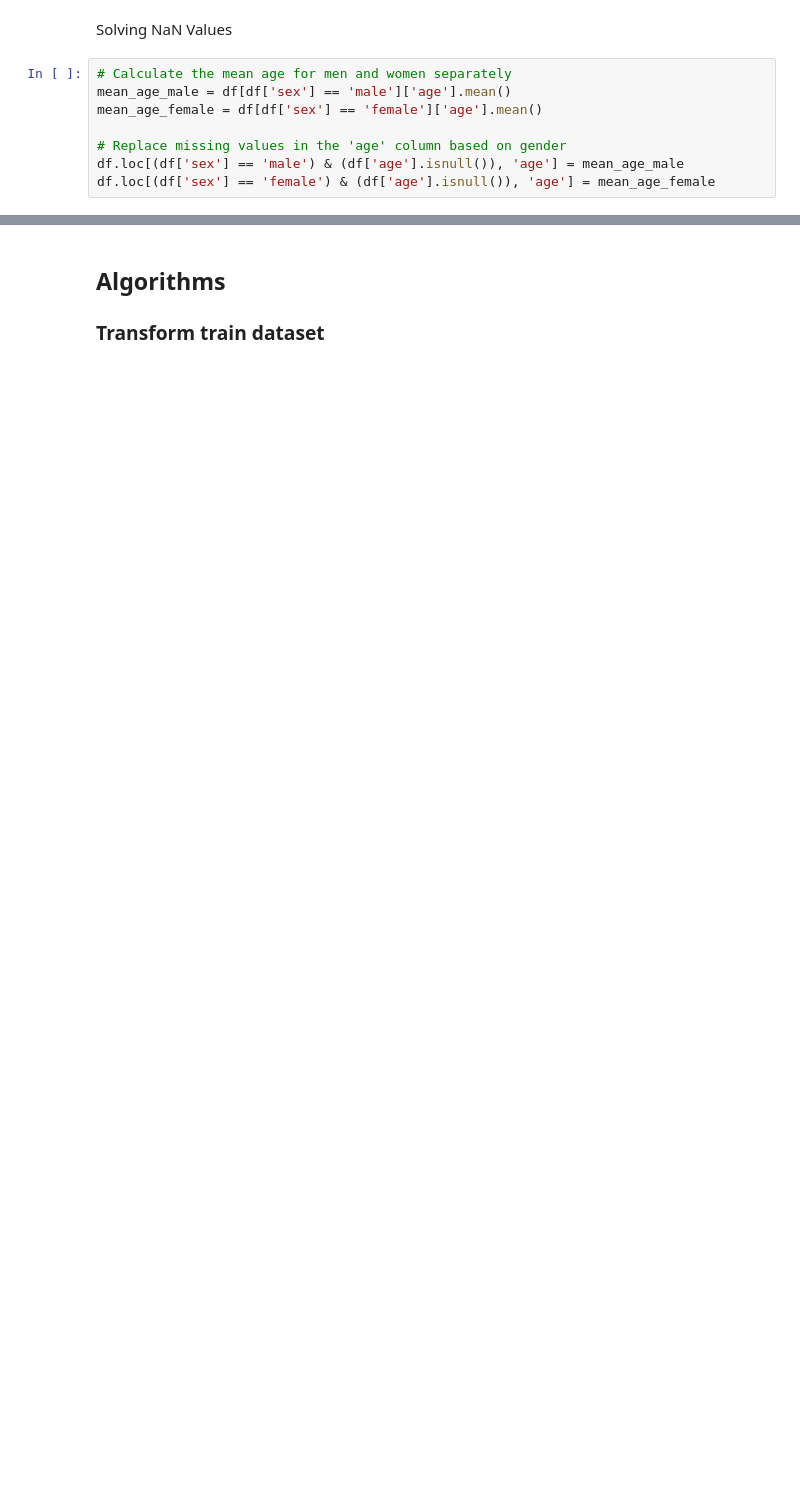
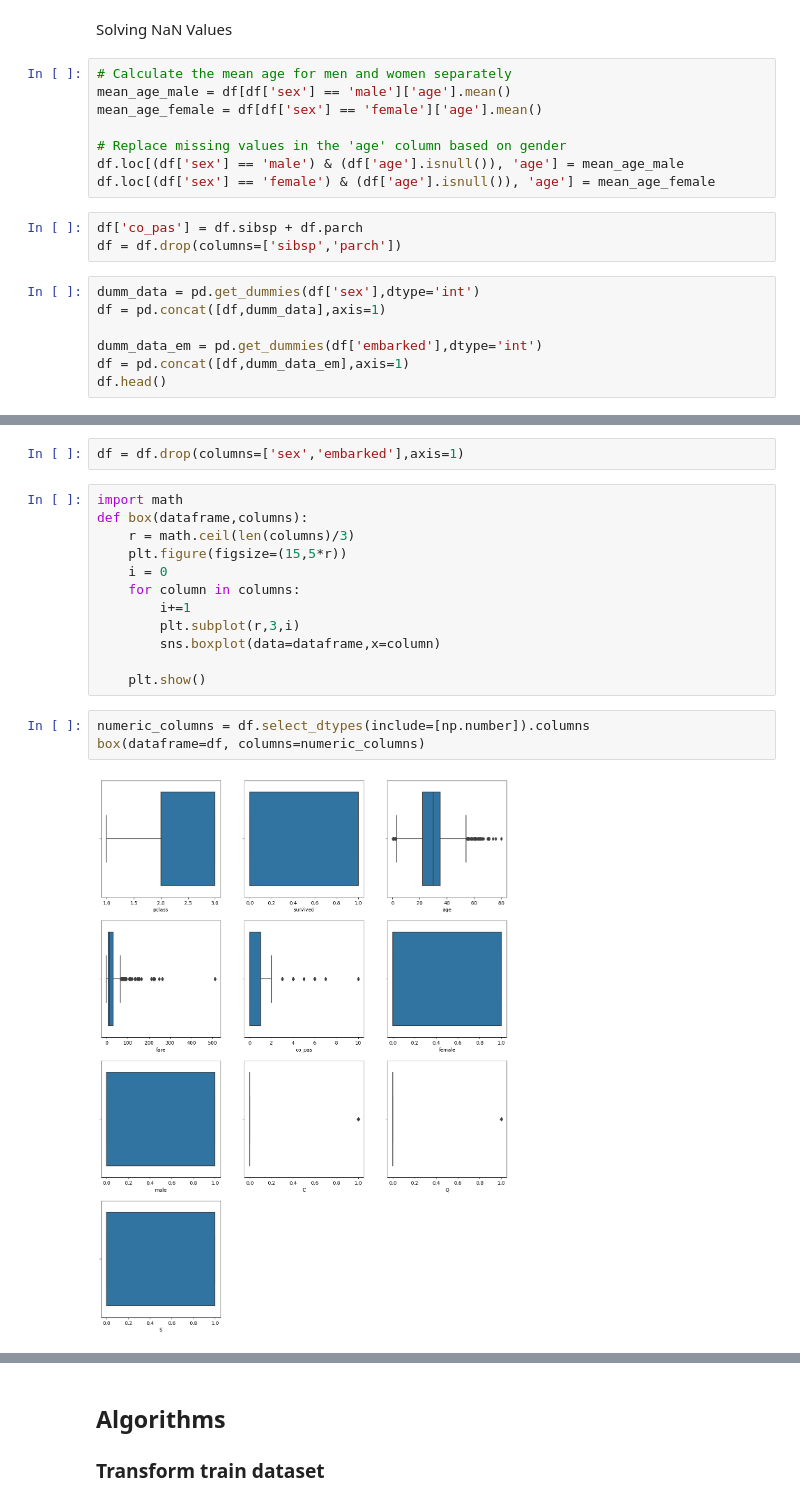
Before and after one commit to GoncaloPinto03/IA-FEUP, a Jupyter notebook: proj2/src/main.ipynb, the cells around one changed output, grey strips where cells are left out. Cells and saved outputs as stored; diff of their text form; blank space fills up the shorter version.

```diff
--- a/proj2/src/main.ipynb
+++ b/proj2/src/main.ipynb
@@ -151,3 +170,13 @@ mean_age_female = df[df['sex'] == 'female']['age'].mean()
 # Replace missing values in the 'age' column based on gender
 df.loc[(df['sex'] == 'male') & (df['age'].isnull()), 'age'] = mean_age_male
 df.loc[(df['sex'] == 'female') & (df['age'].isnull()), 'age'] = mean_age_female
+# %%
+df['co_pas'] = df.sibsp + df.parch
+df = df.drop(columns=['sibsp','parch'])
+# %%
+dumm_data = pd.get_dummies(df['sex'],dtype='int')
+df = pd.concat([df,dumm_data],axis=1)
+
+dumm_data_em = pd.get_dummies(df['embarked'],dtype='int')
+df = pd.concat([df,dumm_data_em],axis=1)
+df.head()
@@ -153,0 +190,19 @@ df.loc[(df['sex'] == 'female') & (df['age'].isnull()), 'age'] = mean_age_female
+# %%
+df = df.drop(columns=['sex','embarked'],axis=1)
+# %%
+import math
+def box(dataframe,columns):
+    r = math.ceil(len(columns)/3)
+    plt.figure(figsize=(15,5*r))
+    i = 0
+    for column in columns:
+        i+=1
+        plt.subplot(r,3,i)
+        sns.boxplot(data=dataframe,x=column)
+
+    plt.show()
+# %%
+numeric_columns = df.select_dtypes(include=[np.number]).columns
+box(dataframe=df, columns=numeric_columns)
+# %% [output]
+[figure, added]
```
Also changed, not shown: parts of 26 cells of this notebook, 1 other file.
